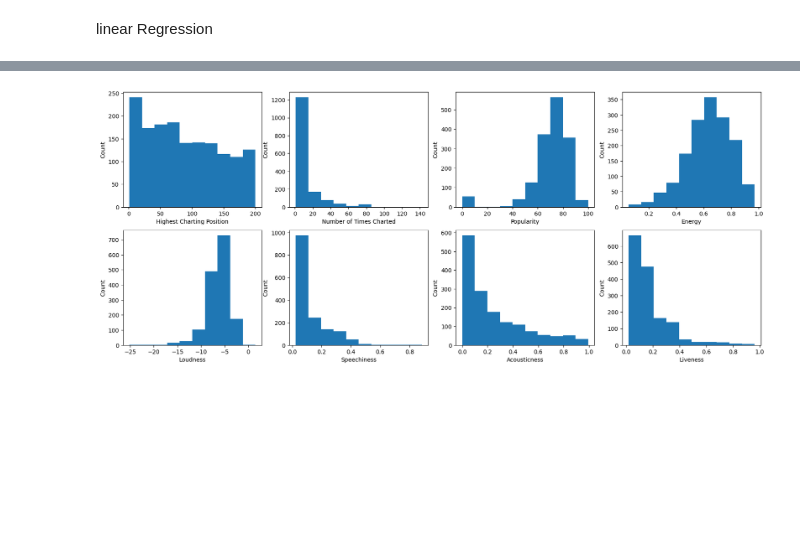
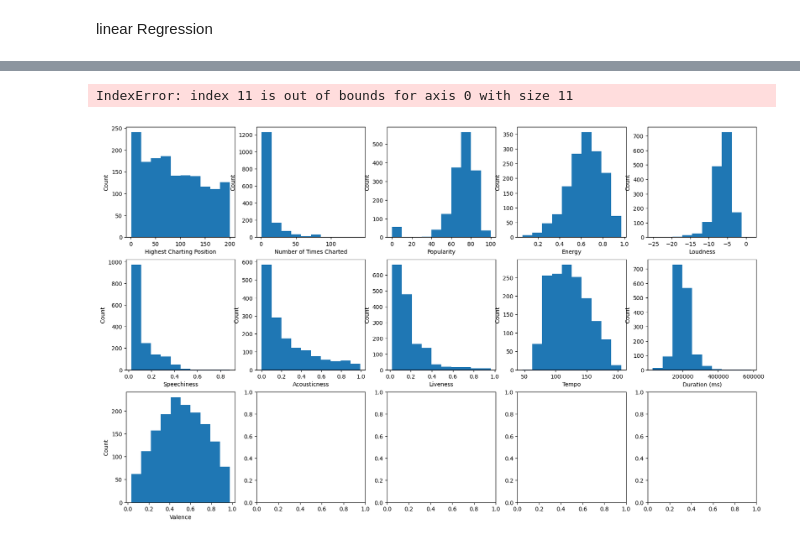
Before and after one commit to test-ds-21/JuanReyesAn___Data-Science-Portfolio-C21, a Jupyter notebook: Projects/Project-4/Spotify.Description.for.Students.ipynb, the cells around one changed output, grey strips where cells are left out. Cells and saved outputs as stored; diff of their text form; code cells hidden in the pictures; blank space fills up the shorter version.

```diff
--- a/Projects/Project-4/Spotify.Description.for.Students.ipynb
+++ b/Projects/Project-4/Spotify.Description.for.Students.ipynb
@@ -383,3 +419,5 @@ spotify_c.shape
 linear Regression
 # %%
 import matplotlib.pyplot as plt
+# %%
+spotify_linear = spotify_c.copy()
@@ -386,12 +466,13 @@ import matplotlib.pyplot as plt
 # %%
-fig, axs = plt.subplots(2,4, figsize = (20,8)) # Creating 2x4 subplots because we have 8 columns in our data
-column_names = spotify_c.columns
+fig, axs = plt.subplots(3,5, figsize = (20,12))
+column_names = spotify_linear.columns
 n = 0
-for i in range(2): # Loop through rows
-  for j in range(4): # Loop through columns
-    axs[i,j].hist(spotify_c[column_names[n]])
+for i in range(3): # Loop through rows
+  for j in range(5): # Loop through columns
+    axs[i,j].hist(spotify_linear[column_names[n]])
     axs[i,j].set_xlabel(column_names[n])
     axs[i,j].set_ylabel('Count')
     n = n + 1
 # %% [output]
+IndexError: index 11 is out of bounds for axis 0 with size 11
-[figure, old version]
+[figure, new version]
```
Also changed, not shown: parts of 27 cells of this notebook.
